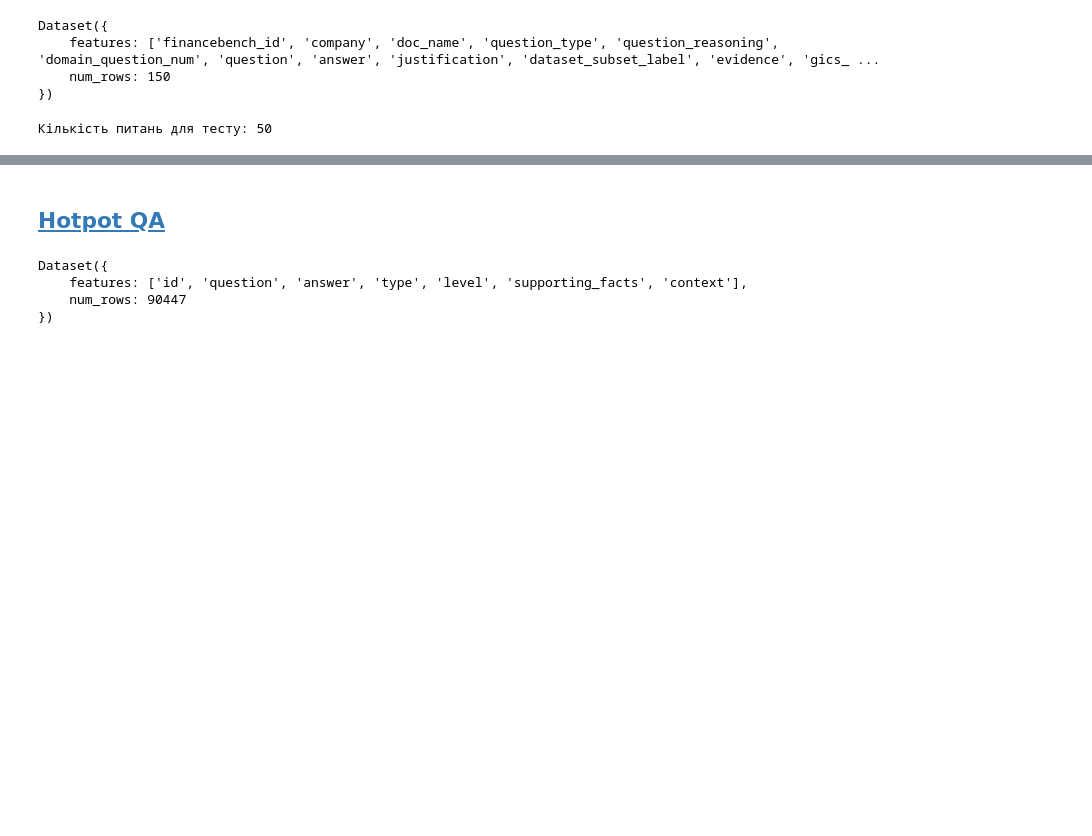
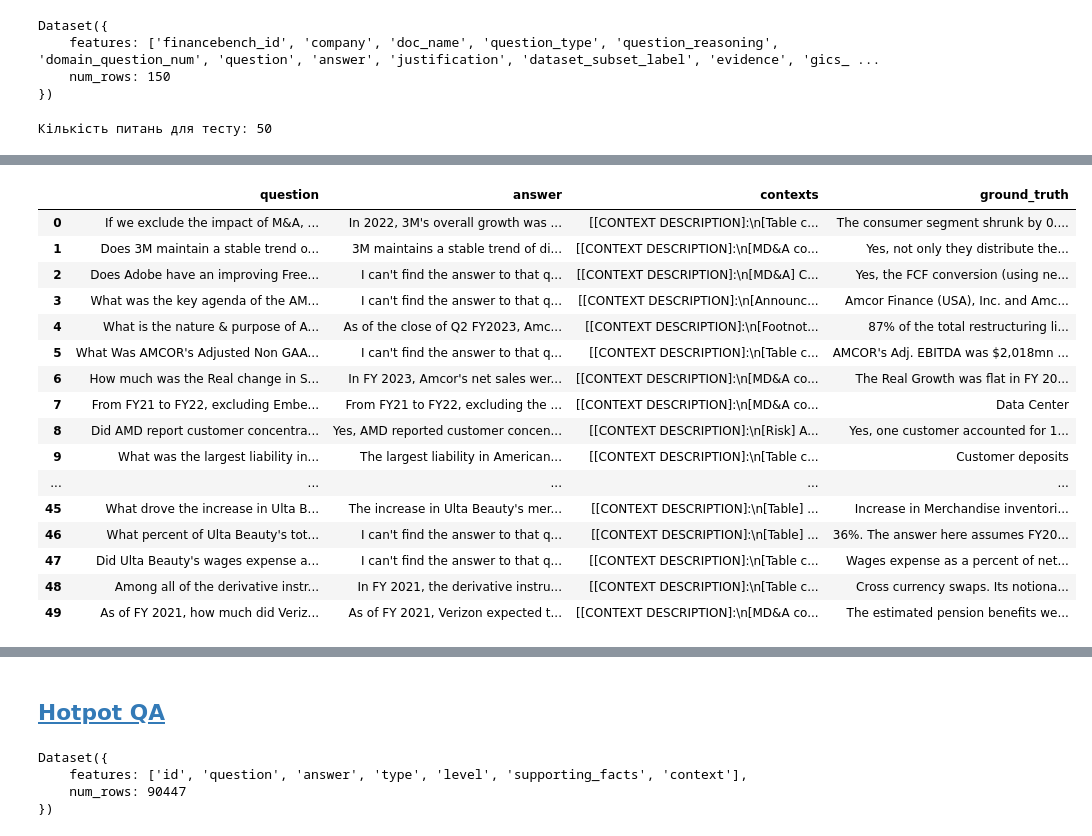
Before and after one commit to highbrow-228/contextual-retrieval-rag, a Jupyter notebook: fill_database.ipynb, the cells around one changed output, grey strips where cells are left out. Drawn from its saved outputs; the diff is of its cells as text; code cells hidden in the pictures; blank space fills up the shorter version.

```diff
--- a/fill_database.ipynb
+++ b/fill_database.ipynb
@@ -336,0 +296,10 @@ Exception raised in Job[181]: TimeoutError()
+# %%
+# Фільтруємо тільки novel-generated (Унікальні / Синтетичні)
+
+# специфічні питання, згенеровані (зазвичай LLM) спеціально під унікальний контекст конкретного документа.
+# Що тестує у RAG:
+#  - Reasoning (Логіку): Чи може RAG знайти не просто ключові слова, а пояснення події.
+#  - Стійкість до рідкісних запитів: Це перевірка того, наскільки добре система справляється з нестандартними запитами.
+novel_subset = dataset.filter(lambda x: x['question_type'] == 'novel-generated')
+
+print(f"Кількість питань для тесту: {len(novel_subset)}")
@@ -336,0 +327,24 @@ Exception raised in Job[181]: TimeoutError()
+# %%
+import requests
+
+for row in novel_subset:
+    question = row['question']
+    ground_truth = row['answer']
+
+    response = requests.get(
+        f"{API_URL}/chat/query_advanced",
+        params={
+            "user_input": question,
+        },
+        timeout=None,
+    )
+
+    response.raise_for_status()
+
+    data: Chat = Chat(**response.json())
+    print(data.llm_response)
+
+    results_buffer["question"].append(question)
+    results_buffer["answer"].append(data.llm_response)
+    results_buffer["contexts"].append([chunk.chunk.content for chunk in data.rag_results.retrieved_chunks])
+    results_buffer["ground_truth"].append(ground_truth)
@@ -336,0 +369,24 @@ Exception raised in Job[181]: TimeoutError()
+# %%
+import pandas as pd
+
+results_buffer_df = pd.DataFrame(results_buffer)
+results_buffer_df.to_csv("data/advanced_novel_generated_results_buffer.csv", index=False)
+results_buffer_df
+# %% [output]
+|  | question | answer | contexts | ground_truth |
+| 0 | If we exclude the impact of M&A, ... | In 2022, 3M's overall growth was ... | [[CONTEXT DESCRIPTION]:\n[Table c... | The consumer segment shrunk by 0.... |
+| 1 | Does 3M maintain a stable trend o... | 3M maintains a stable trend of di... | [[CONTEXT DESCRIPTION]:\n[MD&A co... | Yes, not only they distribute the... |
+| 2 | Does Adobe have an improving Free... | I can't find the answer to that q... | [[CONTEXT DESCRIPTION]:\n[MD&A] C... | Yes, the FCF conversion (using ne... |
+| 3 | What was the key agenda of the AM... | I can't find the answer to that q... | [[CONTEXT DESCRIPTION]:\n[Announc... | Amcor Finance (USA), Inc. and Amc... |
+| 4 | What is the nature & purpose of A... | As of the close of Q2 FY2023, Amc... | [[CONTEXT DESCRIPTION]:\n[Footnot... | 87% of the total restructuring li... |
+| 5 | What Was AMCOR's Adjusted Non GAA... | I can't find the answer to that q... | [[CONTEXT DESCRIPTION]:\n[Table c... | AMCOR's Adj. EBITDA was $2,018mn ... |
+| 6 | How much was the Real change in S... | In FY 2023, Amcor's net sales wer... | [[CONTEXT DESCRIPTION]:\n[MD&A co... | The Real Growth was flat in FY 20... |
+| 7 | From FY21 to FY22, excluding Embe... | From FY21 to FY22, excluding the ... | [[CONTEXT DESCRIPTION]:\n[MD&A co... | Data Center |
+| 8 | Did AMD report customer concentra... | Yes, AMD reported customer concen... | [[CONTEXT DESCRIPTION]:\n[Risk] A... | Yes, one customer accounted for 1... |
+| 9 | What was the largest liability in... | The largest liability in American... | [[CONTEXT DESCRIPTION]:\n[Table c... | Customer deposits |
+| ... | ... | ... | ... | ... |
+| 45 | What drove the increase in Ulta B... | The increase in Ulta Beauty's mer... | [[CONTEXT DESCRIPTION]:\n[Table] ... | Increase in Merchandise inventori... |
+| 46 | What percent of Ulta Beauty's tot... | I can't find the answer to that q... | [[CONTEXT DESCRIPTION]:\n[Table] ... | 36%. The answer here assumes FY20... |
+| 47 | Did Ulta Beauty's wages expense a... | I can't find the answer to that q... | [[CONTEXT DESCRIPTION]:\n[Table c... | Wages expense as a percent of net... |
+| 48 | Among all of the derivative instr... | In FY 2021, the derivative instru... | [[CONTEXT DESCRIPTION]:\n[Table c... | Cross currency swaps. Its notiona... |
+| 49 | As of FY 2021, how much did Veriz... | As of FY 2021, Verizon expected t... | [[CONTEXT DESCRIPTION]:\n[MD&A co... | The estimated pension benefits we... |
```
Also changed, not shown: parts of 14 cells of this notebook, 13 other files.
